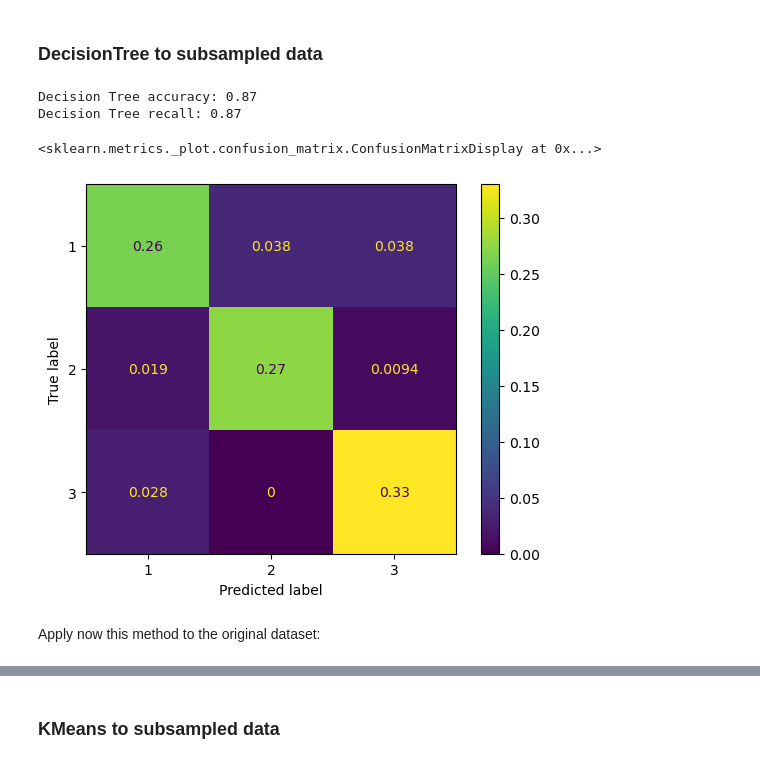
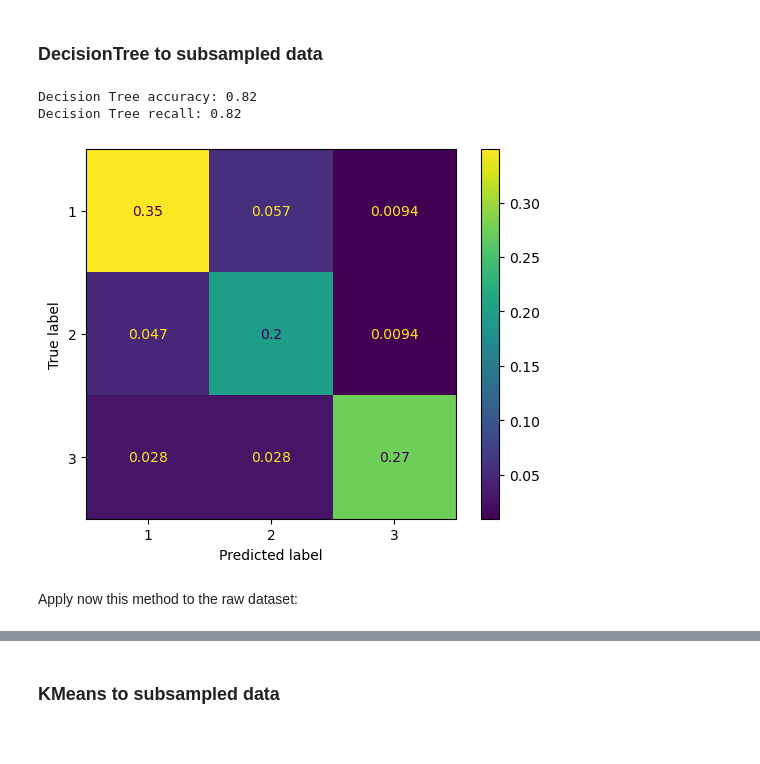
Before and after one commit to LaerteAdami/CW_Intro_AI, a Jupyter notebook: notebooks/notebook_first_analysis.ipynb, the cells around one changed output, grey strips where cells are left out. Drawn from its saved outputs; the diff is of its cells as text; code cells hidden in the pictures.

```diff
--- a/notebooks/notebook_first_analysis.ipynb
+++ b/notebooks/notebook_first_analysis.ipynb
@@ -364,24 +338,13 @@ Decision Tree recall: 0.83
 In this case, the accuracy score is not a good metric in evaluating the performance of the model. In fact, with high imbalanced classes, the Accuracy Paradox must be taken into account (cf. https://en.wikipedia.org/wiki/Accuracy_paradox).
 # %% [markdown]
 ### DecisionTree to subsampled data
-# %%
-Xsub_train, Xsub_test, ysub_train, ysub_test = train_test_split(X_sub,y1_sub,train_size=0.8,random_state=35)
-
-dt_sub = DecisionTreeClassifier()
-
-dt_sub.fit(Xsub_train, ysub_train)
-ysub_pred = dt_sub.predict(Xsub_test)
-
-print("Decision Tree accuracy: %.2f" %accuracy_score(ysub_pred, ysub_test))
-print("Decision Tree recall: %.2f" %recall_score(ysub_pred, ysub_test,average='macro'))
-
-cm = confusion_matrix(ysub_pred, ysub_test,normalize="all")
-disp = ConfusionMatrixDisplay(confusion_matrix=cm,display_labels=dt_sub.classes_);
-disp.plot()
-# %% [output]
-Decision Tree accuracy: 0.87
-Decision Tree recall: 0.87
-<sklearn.metrics._plot.confusion_matrix.ConfusionMatrixDisplay at 0x...>
-[figure, removed]
+# %%
+X_train_sub, X_test_sub, y_train_sub, y_test_sub = train_test_split(X_sub,y1_sub,train_size=0.8,random_state=35)
+
+dt_sub = apply_dt(X_train_sub, X_test_sub, y_train_sub, y_test_sub)
+# %% [output]
+Decision Tree accuracy: 0.82
+Decision Tree recall: 0.82
+[figure, added]
 # %% [markdown]
-Apply now this method to the original dataset:
+Apply now this method to the raw dataset:
```
Also changed, not shown: parts of 27 cells of this notebook, 1 other file.
